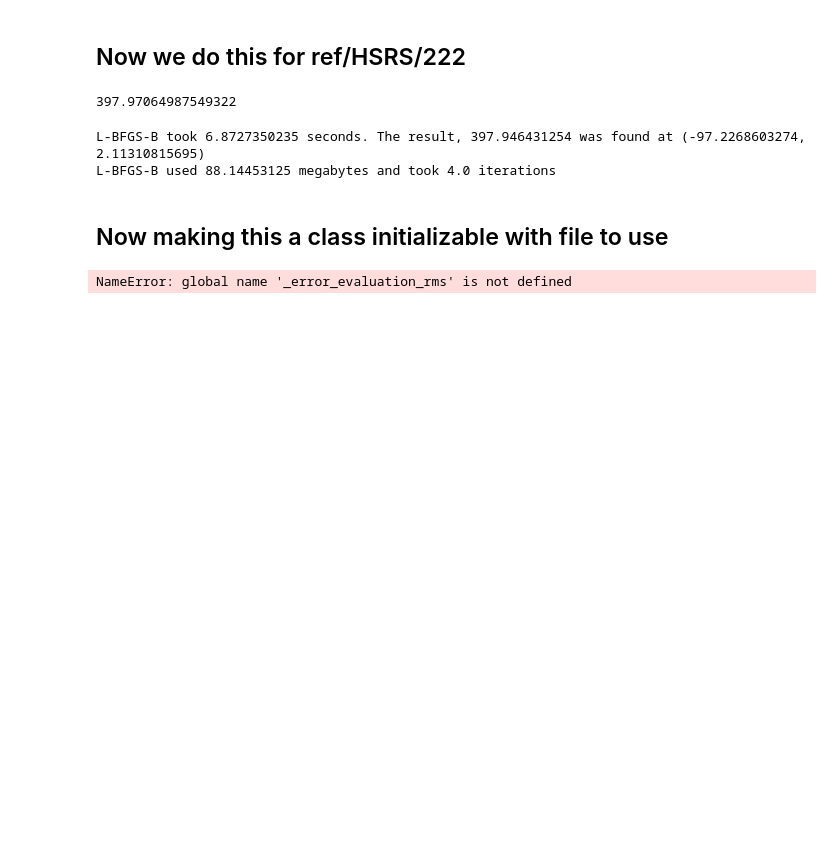
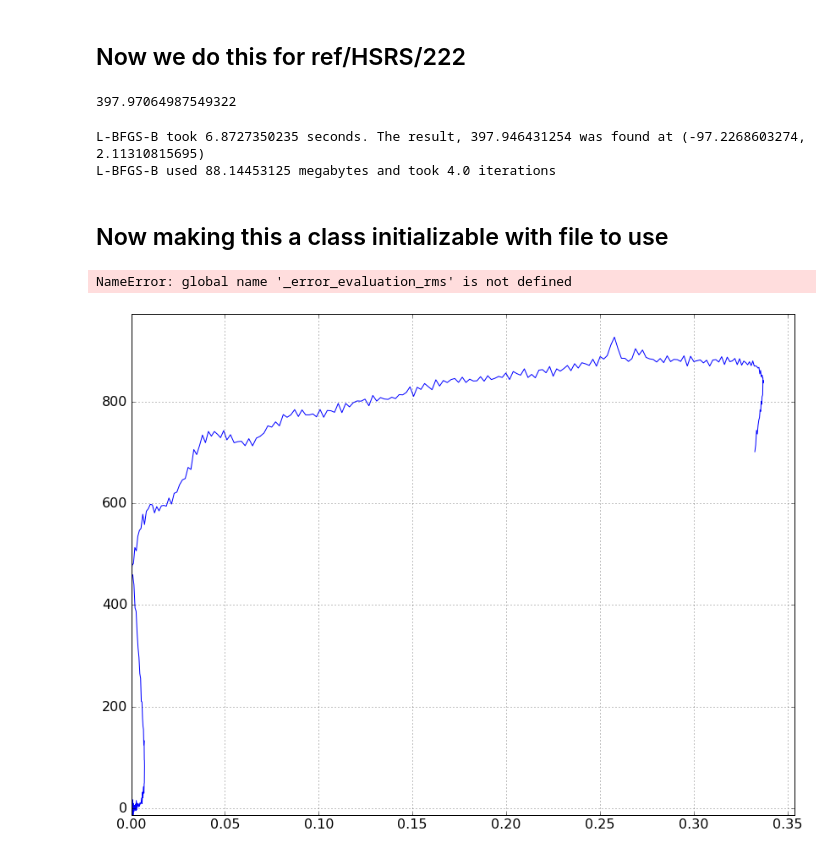
Before and after one commit to ednusi/MatPy, a Jupyter notebook: Testing Optimization on Carbon Data from XML.ipynb, the cells around one changed output. Saved outputs shown, nothing was run; the diff lists cells and outputs as text; code cells hidden in the pictures; blank space fills up the shorter version.

```diff
--- a/Testing Optimization on Carbon Data from XML.ipynb
+++ b/Testing Optimization on Carbon Data from XML.ipynb
@@ -137,3 +137,12 @@ model = StressStrain('ref/HSRS/22')
 test_suite.minimize_suite(model.mcfunc,['L-BFGS-B'], [-100.,1])
 # %% [output]
 NameError: global name '_error_evaluation_rms' is not defined
+# %%
+%matplotlib inline
+import numpy as np
+import graph_suite as plot
+import test_suite
+
+plot.plot2D(test_suite.xml_parse('kolskybar.xml'))
+# %% [output]
+[figure, added]
```
Also changed, not shown: parts of 1 cell of this notebook, 7 other files.
